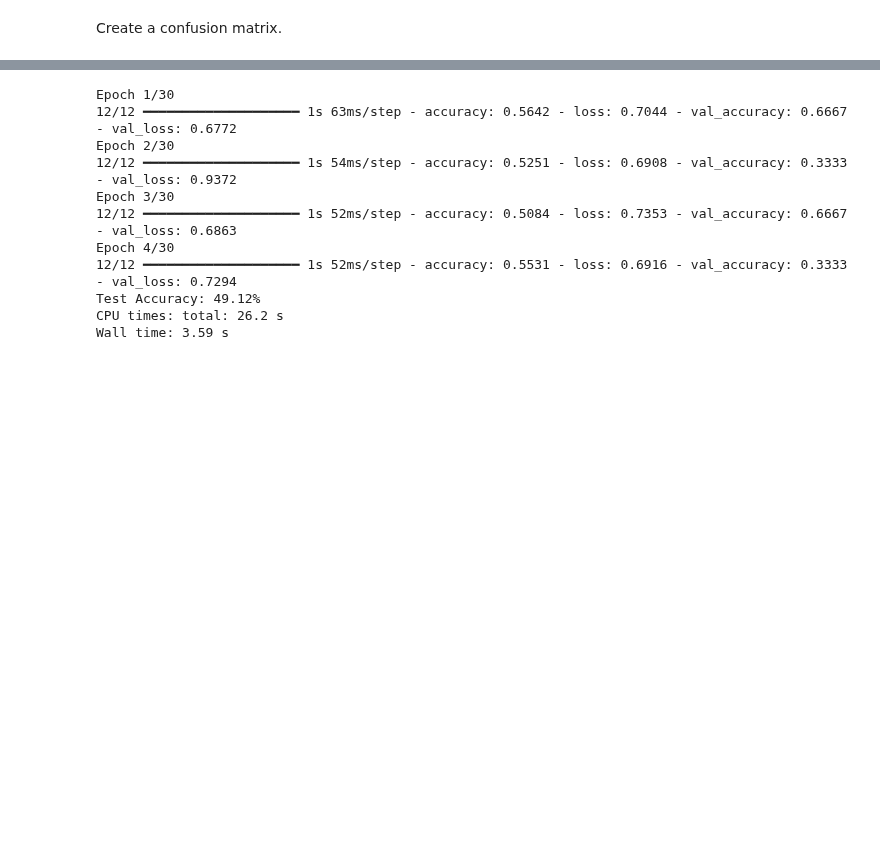
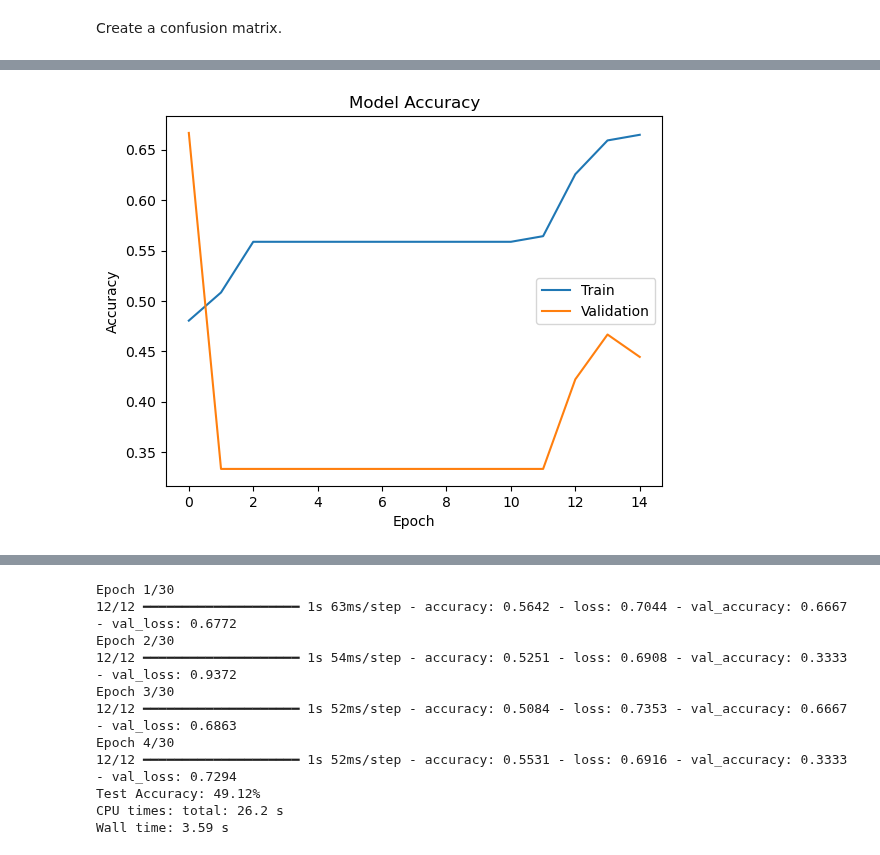
Before and after one commit to jnplng/bird-classification, a Jupyter notebook: code/code.ipynb, the cells around one changed output, grey strips where cells are left out. Drawn from its saved outputs; the diff is of its cells as text; code cells hidden in the pictures; blank space fills up the shorter version.

```diff
--- a/code/code2.ipynb
+++ b/code/code.ipynb
@@ -282,0 +259,10 @@ plt.show()
+# %%
+plt.plot(history.history['accuracy'])
+plt.plot(history.history['val_accuracy'])
+plt.title('Model Accuracy')
+plt.xlabel('Epoch')
+plt.ylabel('Accuracy')
+plt.legend(['Train', 'Validation'])
+plt.show()
+# %% [output]
+[figure, added]
```
Also changed, not shown: parts of 32 cells of this notebook, 3 other files.
